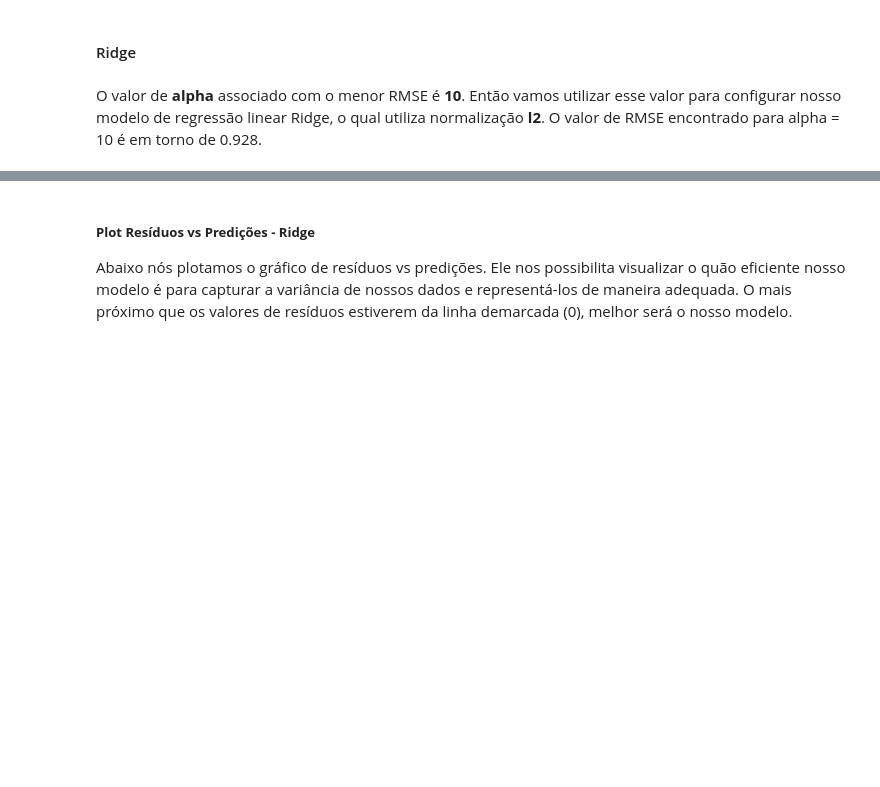
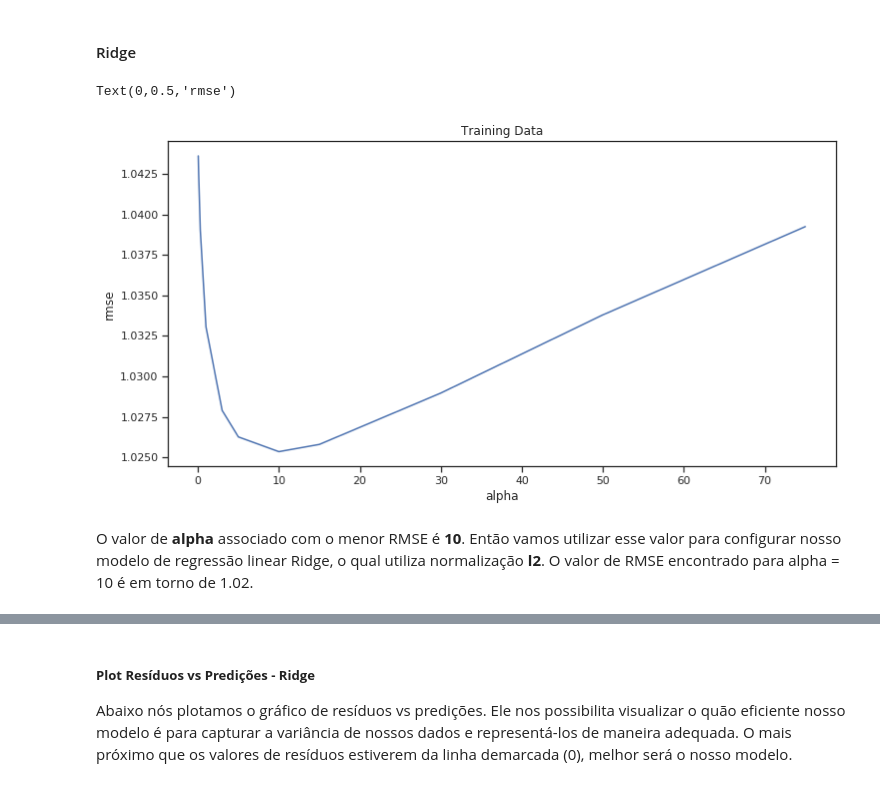
Before and after one commit to guilhermemg/ml-mestrado, a Jupyter notebook: notebooks/assignment-3.ipynb, the cells around one changed output, grey strips where cells are left out. Cells and saved outputs as stored; diff of their text form; code cells hidden in the pictures; blank space fills up the shorter version.

```diff
--- a/notebooks/assignment-3.ipynb
+++ b/notebooks/assignment-3.ipynb
@@ -428,8 +405,0 @@ Uma vez identificados as variáveis que precisam compor o dataset de treino e va
-# %%
-for par in diff_partidos:
-    candidates_df[par] = 0
-
-for oc in diff_ocupacao:
-    candidates_df[oc] = 0
-
-candidates_df.shape
@@ -440,4 +405,0 @@ Abaixo vamos criar as variáveis dummy para o dataset de testes:
-# %%
-print(cat_variables_test)
-candidates_test_df = pd.get_dummies(data=candidates_test_df, columns=cat_variables_test)
-candidates_test_df.shape
@@ -446,0 +406,4 @@ candidates_test_df.shape
+# %%
+candidates_train_test_df = pd.concat([candidates_df, candidates_test_df])
+candidates_train_test_df = pd.get_dummies(candidates_train_test_df)
+candidates_train_test_df.shape
@@ -446,0 +412,3 @@ candidates_test_df.shape
+# %%
+candidates_df = candidates_train_test_df[(candidates_train_test_df.ano == 2006) | (candidates_train_test_df.ano == 2010)]
+candidates_df.shape
@@ -511,15 +488,22 @@ Como vemos, nosso modelo feito com um Linear Regressor sem regularização não
 #### Ridge
 # %%
 alphas = [0.05, 0.1, 0.3, 1, 3, 5, 10, 15, 30, 50, 75]
-cv_ridge_train = [rmse_cv_train(Ridge(alpha = alpha)).mean()
-            for alpha in alphas]
 
-cv_ridge_train = pd.Series(cv_ridge_train, index = alphas)
+ridge_train_rmses = []
+for alpha in alphas:
+    ridge = Ridge(alpha=alpha).fit(X_train, y_train)
+    predictions = ridge.predict(X_val)
+    ridge_train_rmses.append(np.sqrt(mean_squared_error(y_pred=predictions, y_true=y_val)))
+
+cv_ridge_train = pd.Series(ridge_train_rmses, index = alphas)
 
 cv_ridge_train.plot(title = "Training Data")
 plt.xlabel("alpha")
 plt.ylabel("rmse")
+# %% [output]
+Text(0,0.5,'rmse')
+[figure, added]
 # %% [markdown]
-O valor de **alpha** associado com o menor RMSE é **10**. Então vamos utilizar esse valor para configurar nosso modelo de regressão linear Ridge, o qual utiliza normalização **l2**. O valor de RMSE encontrado para alpha = 10 é em torno de 0.928.
+O valor de **alpha** associado com o menor RMSE é **10**. Então vamos utilizar esse valor para configurar nosso modelo de regressão linear Ridge, o qual utiliza normalização **l2**. O valor de RMSE encontrado para alpha = 10 é em torno de 1.02.
 # %%
 cv_ridge_train.min()
```
Also changed, not shown: parts of 93 cells of this notebook.
